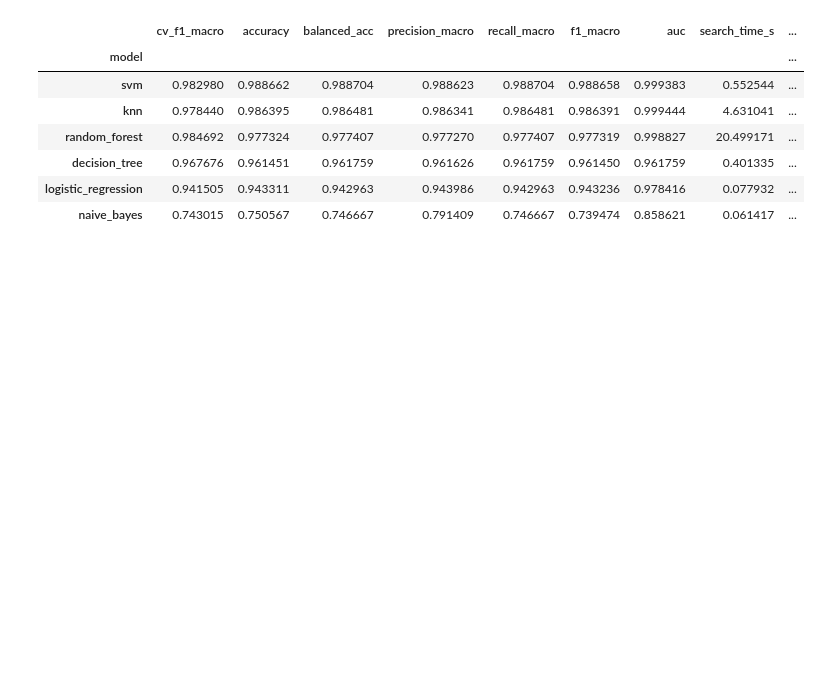
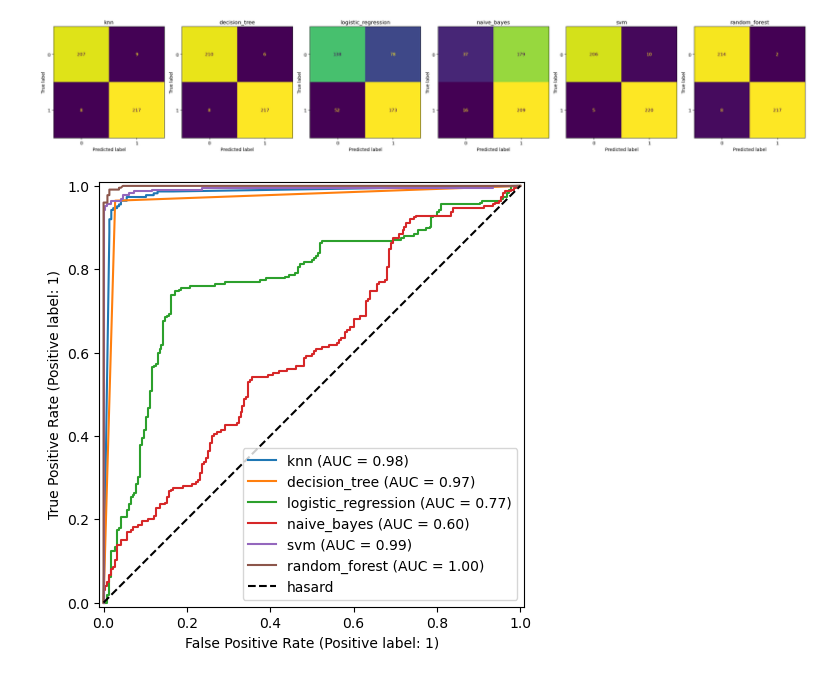
Before and after one commit to Sogolon88/hydraulic-valve-predictive-maintenance, a Jupyter notebook: notebooks/model_training.ipynb, the cells around one changed output. Drawn from its saved outputs; the diff is of its cells as text; code cells hidden in the pictures; blank space fills up the shorter version.

```diff
--- a/notebooks/model_training.ipynb
+++ b/notebooks/model_training.ipynb
@@ -6,20 +1,18 @@ from src.train import train_baselines
 # %%
 from tqdm import tqdm
 from src.utils import load_processed
 from src.train import tune_all
 from src.evaluation import plot_confusion_matrices, plot_roc_curves
 
 x_train, x_test, y_train, y_test = load_processed("stats")
 
 results, tuned = tune_all(x_train, y_train, x_test, y_test)
 results
+plot_confusion_matrices(tuned, x_test, y_test, save_as="matrices_confusion_stats.png")
+plot_roc_curves(tuned, x_test, y_test, save_as="courbes_roc_stats.png")
+from src.utils import save_models, load_model
+save_models(tuned, "stats")
 # %% [output]
-|  | cv_f1_macro | accuracy | balanced_acc | precision_macro | recall_macro | f1_macro | auc | search_time_s | ... |
-| model |  |  |  |  |  |  |  |  | ... |
-| svm | 0.982980 | 0.988662 | 0.988704 | 0.988623 | 0.988704 | 0.988658 | 0.999383 | 0.552544 | ... |
-| knn | 0.978440 | 0.986395 | 0.986481 | 0.986341 | 0.986481 | 0.986391 | 0.999444 | 4.631041 | ... |
-| random_forest | 0.984692 | 0.977324 | 0.977407 | 0.977270 | 0.977407 | 0.977319 | 0.998827 | 20.499171 | ... |
-| decision_tree | 0.967676 | 0.961451 | 0.961759 | 0.961626 | 0.961759 | 0.961450 | 0.961759 | 0.401335 | ... |
-| logistic_regression | 0.941505 | 0.943311 | 0.942963 | 0.943986 | 0.942963 | 0.943236 | 0.978416 | 0.077932 | ... |
-| naive_bayes | 0.743015 | 0.750567 | 0.746667 | 0.791409 | 0.746667 | 0.739474 | 0.858621 | 0.061417 | ... |
+[figure, added]
+[figure, added]
 # %%
```
Also changed, not shown: parts of 4 cells of this notebook, 39 other files.
